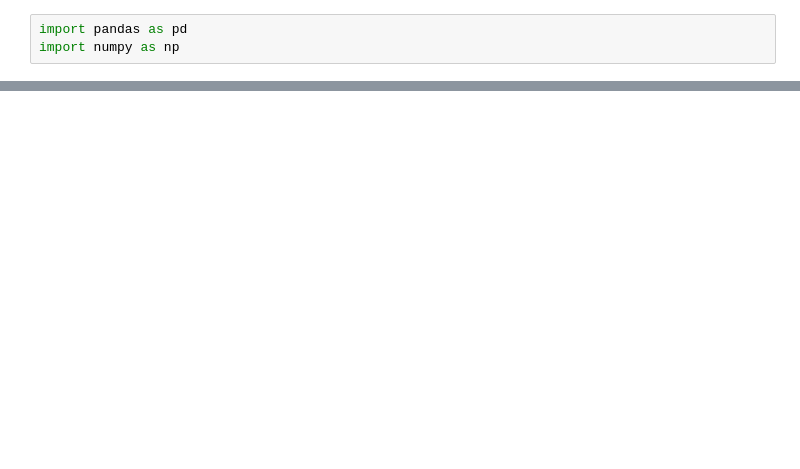
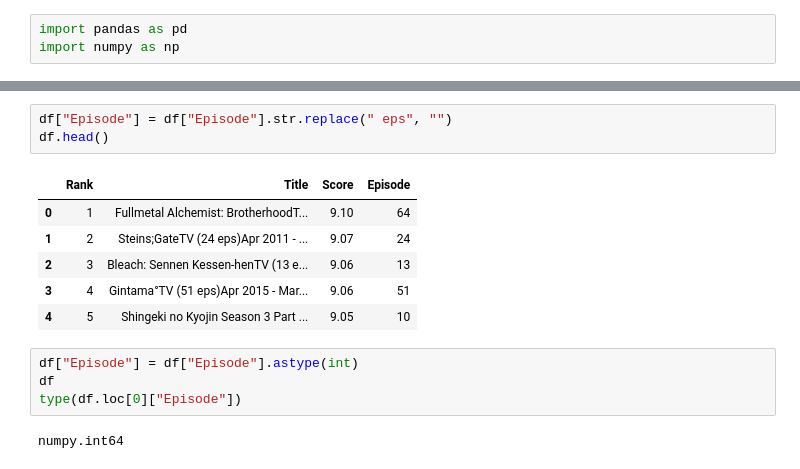
Before and after one commit to arFaisal043/Learn-Python, a Jupyter notebook: demo.ipynb, the cells around one changed output, grey strips where cells are left out. Drawn from its saved outputs; the diff is of its cells as text; blank space fills up the shorter version.

```diff
--- a/demo.ipynb
+++ b/demo.ipynb
@@ -24,0 +42,16 @@ df
+# %%
+df["Episode"] = df["Episode"].str.replace(" eps", "")
+df.head()
+# %% [output]
+|  | Rank | Title | Score | Episode |
+| 0 | 1 | Fullmetal Alchemist: BrotherhoodT... | 9.10 | 64 |
+| 1 | 2 | Steins;GateTV (24 eps)Apr 2011 - ... | 9.07 | 24 |
+| 2 | 3 | Bleach: Sennen Kessen-henTV (13 e... | 9.06 | 13 |
+| 3 | 4 | Gintama°TV (51 eps)Apr 2015 - Mar... | 9.06 | 51 |
+| 4 | 5 | Shingeki no Kyojin Season 3 Part ... | 9.05 | 10 |
+# %%
+df["Episode"] = df["Episode"].astype(int)
+df
+type(df.loc[0]["Episode"])
+# %% [output]
+numpy.int64
```
Also changed, not shown: parts of 4 cells of this notebook, 1 other file.
